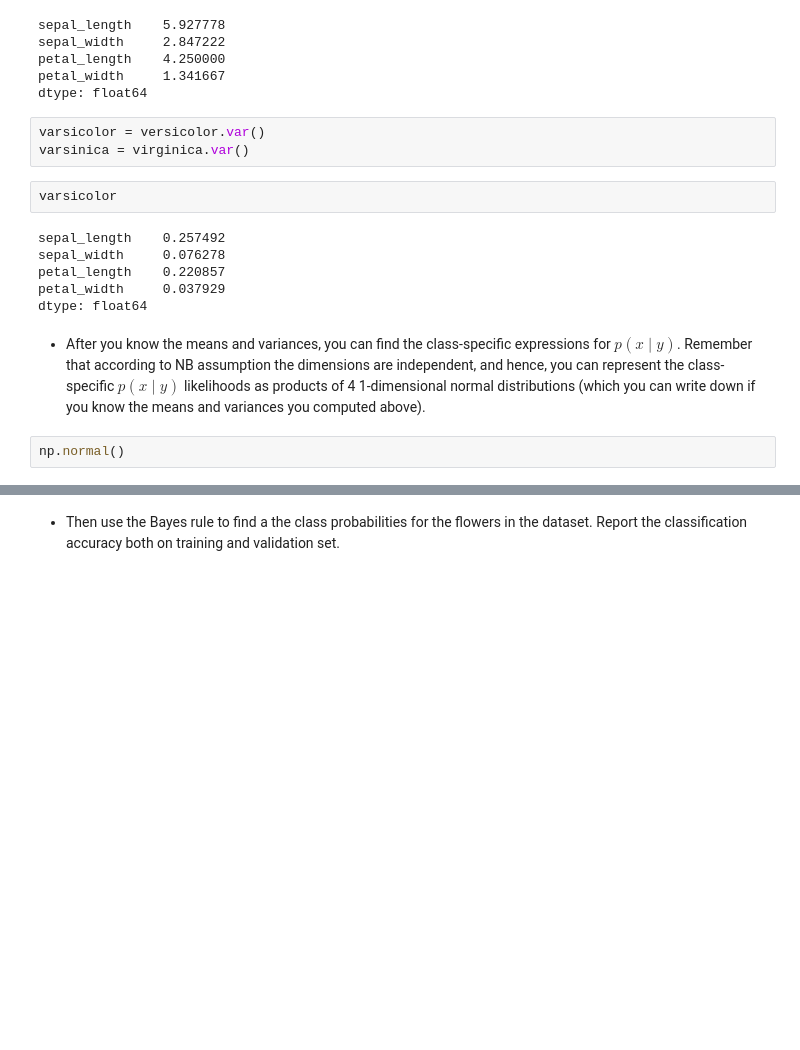
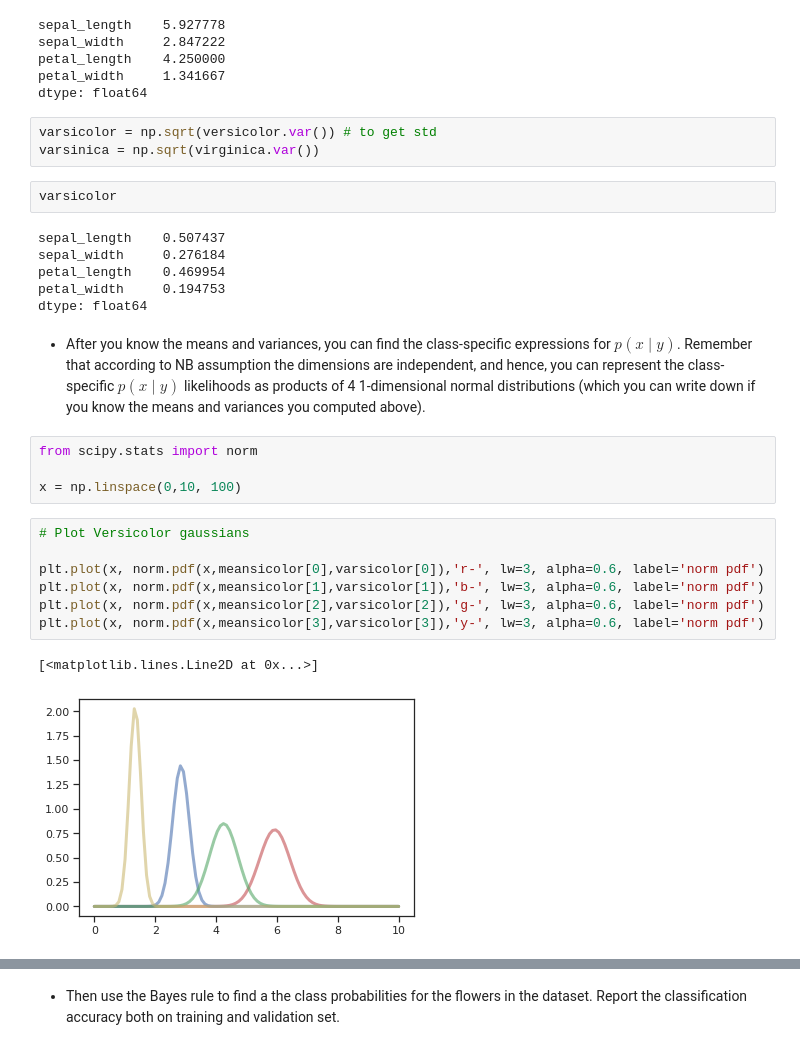
Before and after one commit to MatiasJJ/ATML, a Jupyter notebook: Ex4/Ex4_Matias_Jakub_Madeleine.ipynb, the cells around one changed output, grey strips where cells are left out. Saved outputs shown, nothing was run; the diff lists cells and outputs as text; blank space fills up the shorter version.

```diff
--- a/Ex4/Ex4_Matias_Jakub_Madeleine.ipynb
+++ b/Ex4/Ex4_Matias_Jakub_Madeleine.ipynb
@@ -387,17 +359,29 @@ petal_length    4.250000
 petal_width     1.341667
 dtype: float64
 # %%
-varsicolor = versicolor.var()
-varsinica = virginica.var()
+varsicolor = np.sqrt(versicolor.var()) # to get std
+varsinica = np.sqrt(virginica.var())
 # %%
 varsicolor
 # %% [output]
-sepal_length    0.257492
-sepal_width     0.076278
-petal_length    0.220857
-petal_width     0.037929
+sepal_length    0.507437
+sepal_width     0.276184
+petal_length    0.469954
+petal_width     0.194753
 dtype: float64
 # %% [markdown]
 * After you know the means and variances, you can find the class-specific expressions for $p(x\mid y)$. Remember that according to NB assumption the dimensions are independent, and hence, you can represent the class-specific $p(x\mid y)$ likelihoods as products of 4 1-dimensional normal distributions (which you can write down if you know the means and variances you computed above).
-# %%
-np.normal()
+# %%
+from scipy.stats import norm
+
+x = np.linspace(0,10, 100)
+# %%
+# Plot Versicolor gaussians
+
+plt.plot(x, norm.pdf(x,meansicolor[0],varsicolor[0]),'r-', lw=3, alpha=0.6, label='norm pdf')
+plt.plot(x, norm.pdf(x,meansicolor[1],varsicolor[1]),'b-', lw=3, alpha=0.6, label='norm pdf')
+plt.plot(x, norm.pdf(x,meansicolor[2],varsicolor[2]),'g-', lw=3, alpha=0.6, label='norm pdf')
+plt.plot(x, norm.pdf(x,meansicolor[3],varsicolor[3]),'y-', lw=3, alpha=0.6, label='norm pdf')
+# %% [output]
+[<matplotlib.lines.Line2D at 0x...>]
+[figure, added]
```
Also changed, not shown: parts of 14 cells of this notebook.
